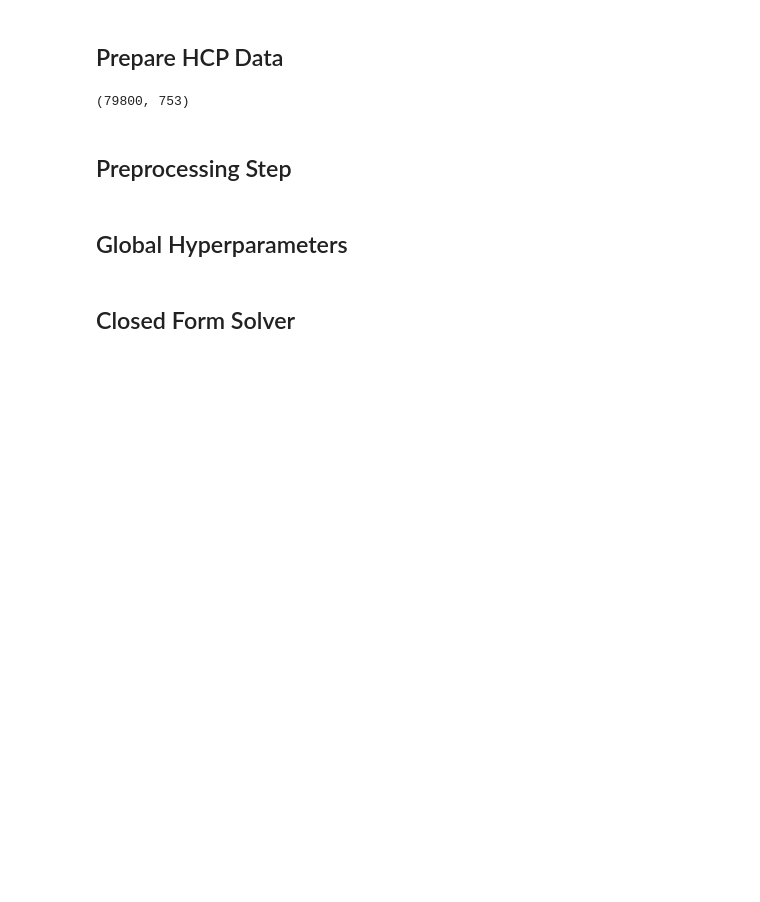
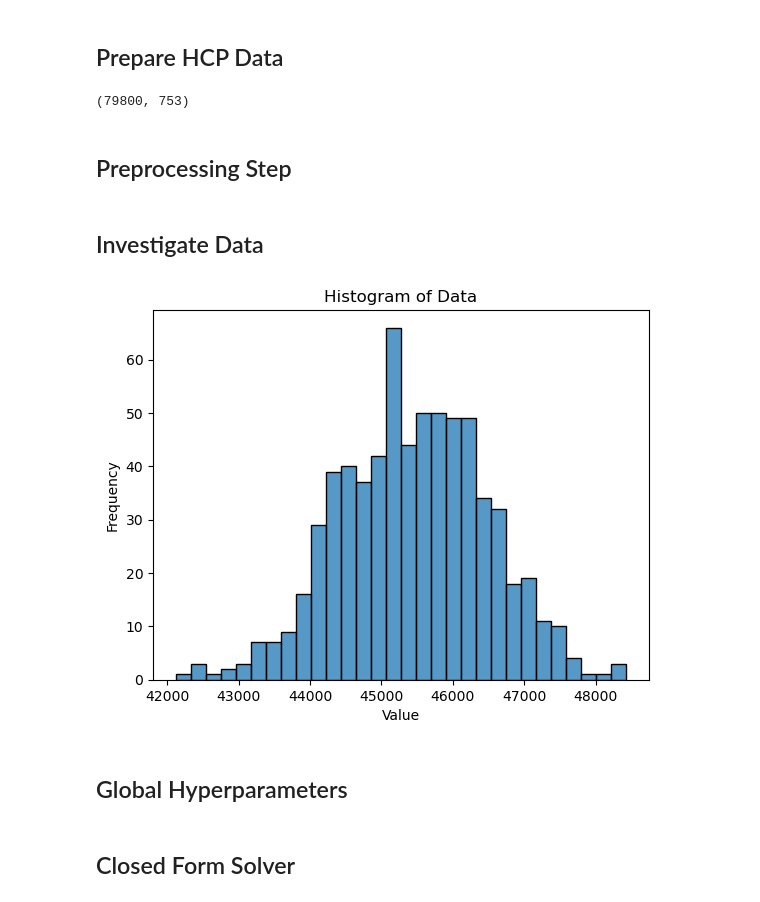
Before and after one commit to LaKrAmA95/LSR-Tensor-Ridge-Regression, a Jupyter notebook: Vector Regression Baseline/Jupyter Notebooks/HCP_Vector_Pipeline.ipynb, the cells around one changed output. Saved outputs shown, nothing was run; the diff lists cells and outputs as text; code cells hidden in the pictures; blank space fills up the shorter version.

Commit message:
Ran notebook to produce plots

```diff
--- a/Vector Regression Baseline/Jupyter Notebooks/HCP_Vector_Pipeline.ipynb
+++ b/Vector Regression Baseline/Jupyter Notebooks/HCP_Vector_Pipeline.ipynb
@@ -86,6 +87,23 @@ def normalize_rows(matrix: np.ndarray):
 #Preprocess Data
 X_train = normalize_rows(X_train)
 X_test = normalize_rows(X_test)
+# %% [markdown]
+## Investigate Data
+# %%
+# Create the histogram
+sparse_counts = np.sum((X_train <= 1e-6), axis = 1)
+# %%
+sns.histplot(sparse_counts, bins=30)
+
+# Add titles and labels
+plt.title('Histogram of Data')
+plt.xlabel('Value')
+plt.ylabel('Frequency')
+
+# Show the plot
+plt.show()
+# %% [output]
+[figure, added]
 # %% [markdown]
 ## Global Hyperparameters
 # %%
```
Also changed, not shown: parts of 11 cells of this notebook.
